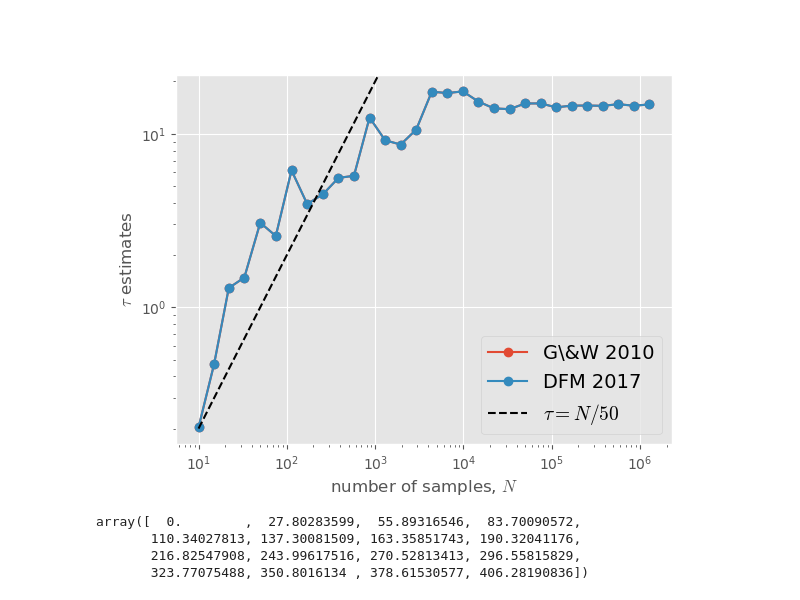
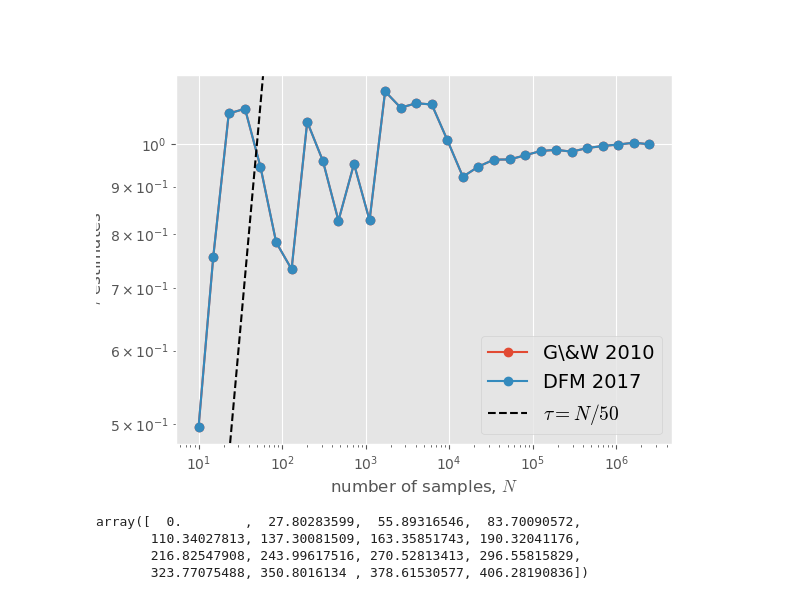
Before and after one commit to KimGroup/trimer-tbg, a Jupyter notebook: mc/reweighting.ipynb, the cells around one changed output. Saved outputs shown, nothing was run; the diff lists cells and outputs as text; code cells hidden in the pictures.

```diff
--- a/mc/reweighting.ipynb
+++ b/mc/reweighting.ipynb
@@ -19,29 +19,32 @@ matplotlib.rcParams["mathtext.fontset"] = "cm"
 os.environ['CC'] = 'clang'
 os.environ['CXX'] = 'clang -shared'
 # %%
-e, k, s = read_histogram("new-data/vsweeps/binder-slp/1/96x96_r-0_t0.466074_j1.000_20000000.15_0/histogram.dat")
+# e, k, s = read_histogram("new-data/vsweeps/binder-slp/1/96x96_r-0_t0.466074_j1.000_20000000.15_0/histogram.dat")
+# chain = e[None, :]
 
-chain = e[None, :]
+l=12
+e, k = read_histogram_winding(f"new-data/measure-k/0/{l}x{l}_r-0_t1.000000_uinf_j0.000_50000000.20_0/winding-histogram.dat")
+chain = k[None, :, 0] + 1
 # Compute the estimators for a few different chain lengths
 N = np.geomspace(10, chain.shape[1], 30).astype(int)
 gw2010 = np.empty(len(N))
 new = np.empty(len(N))
 for i, n in enumerate(N):
     gw2010[i] = autocorr_gw2010(chain[:, :n])
     new[i] = autocorr_new(chain[:, :n])
 
 # Plot the comparisons
 plt.figure()
 plt.loglog(N, gw2010, "o-", label="G\&W 2010")
 plt.loglog(N, new, "o-", label="DFM 2017")
 ylim = plt.gca().get_ylim()
 plt.plot(N, N / 50.0, "--k", label=r"$\tau = N/50$")
 plt.ylim(ylim)
 plt.xlabel("number of samples, $N$")
 plt.ylabel(r"$\tau$ estimates")
 plt.legend(fontsize=14);
 # %% [output]
-[figure, old version]
+[figure, new version]
 # %%
 glob = "new-data/vsweeps/binder-slp/2b/60*/histogram.dat"
 runs = get_runs(glob)
```
Also changed, not shown: 6 other files.
